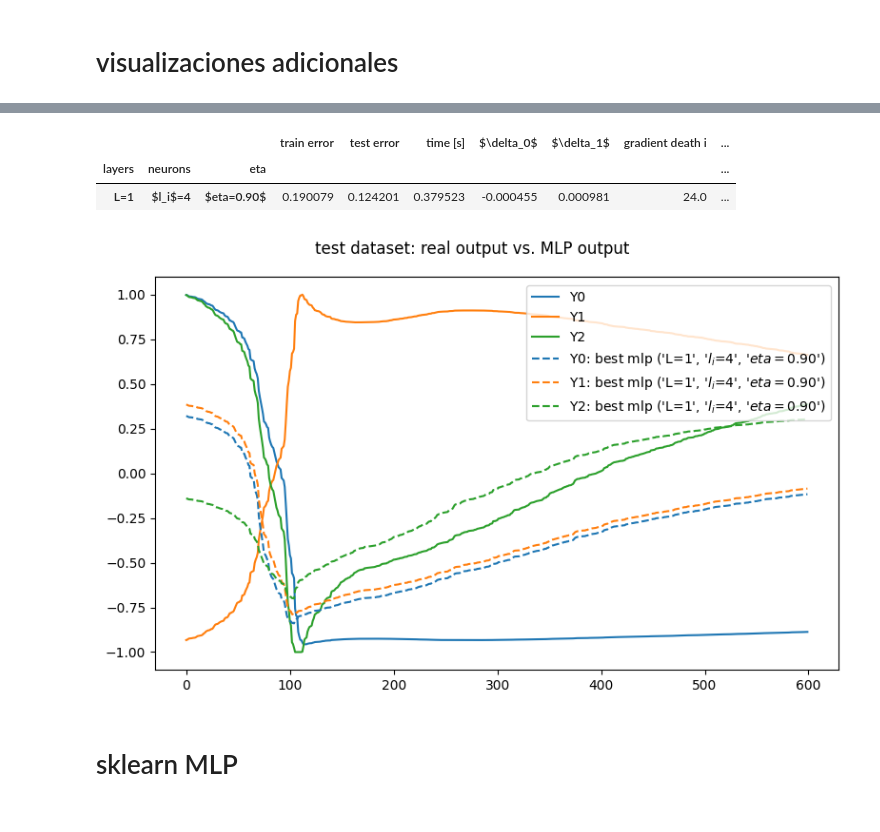
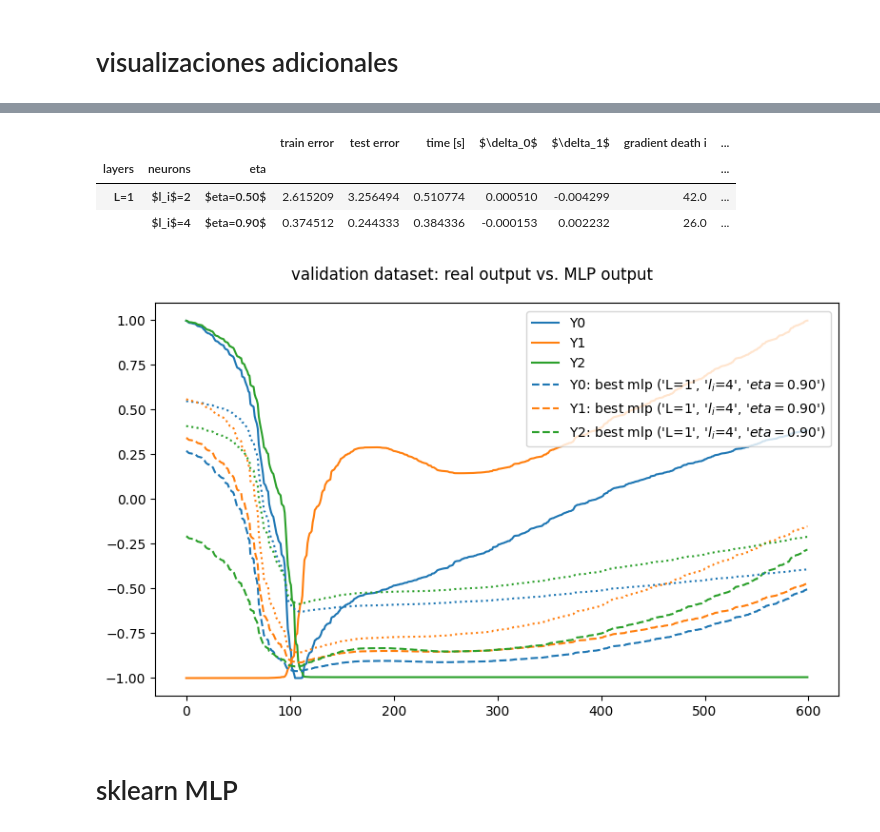
Before and after one commit to asgutierrt/Introduction_to_IA, a Jupyter notebook: neural_networks/autoencoder_mlp.ipynb, the cells around one changed output, grey strips where cells are left out. Saved outputs shown, nothing was run; the diff lists cells and outputs as text; code cells hidden in the pictures.

```diff
--- a/neural_networks/autoencoder_mlp.ipynb
+++ b/neural_networks/autoencoder_mlp.ipynb
@@ -342,7 +339,7 @@ for L in [1]:
     for eta in [0.9,0.5,0.2]:
         exp_name="L=%i eta=%.2f"%(L,eta) # experiment identifier
         print('running ',exp_name)
-        for mj in [1,2,4,5,6,7,8,9,10]:
+        for mj in [1,2,4,7,10,13,15]:
             model_label=('L=%i'%L, '$l_i$=%i'%mj,'$eta=%.2f$'%eta)
             start=time.time()
 
@@ -382,19 +379,3 @@ gradients died first at iteration 42
 # %% [markdown]
 # visualizaciones adicionales
-# %%
-## selection criteria
-criteria=["train error"]
-figs=['best mlp','worst mlp','avrg mlp']
-error.sort_values(by=criteria, inplace=True)
-model_names=[error[error[criteria]==error[criteria].min()].dropna(how='all').index[0],
-            error[error[criteria]==error[criteria].max()].dropna(how='all').index[0],
-            error[error[criteria] >= error[criteria].mean()].dropna(how='all').iloc[0].name]
-
-# only best
-criteria=["train error"]
-figs=['best mlp']
-model_names=[error[error[criteria]==error[criteria].min()].dropna(how='all').index[0]]
-
-# plot all
-#model_names=error.index.to_list(); figs=['']*len(model_names)
 # %%
@@ -410,0 +400,17 @@ display(error.loc[model_names].sort_index())
+# %%
+## selection criteria
+# only best
+criteria=["test error"]
+figs=['best mlp']
+
+comp_error=pd.concat([error.xs(("$l_i$=1"), level=1), error.xs(("$l_i$=2"), level=1)])
+model_names=[error[error[criteria]==comp_error[criteria].min()].dropna(how='all').index[0]]
+
+# plot all
+#model_names=error.index.to_list(); figs=['']*len(model_names)
+
+## plot outputs
+graficar_Y(Y_d_test,predictions,figs,model_names,
+        "test dataset: real output vs. MLP output",fig_path+'/test_outputs.png')
+## errors
+display(error.loc[model_names].sort_index())
@@ -411,4 +422,7 @@ display(error.loc[model_names].sort_index())
 # %%
+model_names=[error[error[criteria]==error[criteria].min()].dropna(how='all').index[0],
+             error[error[criteria]==comp_error[criteria].min()].dropna(how='all').index[0]]
+
 ## plot error energy
 filter=[x[1:] in model_names for x in energia_error.columns]
 graficar_df(energia_error.loc[:,filter],'v',lambda i: "$\\varepsilon_{avg}$",
@@ -425,33 +439,34 @@ graficar_df(avrg_delta.loc[:,filter],'v',lambda i: "avrg $\\delta_%s$"%i,
 # %%
 import json
 
 ## validation error
-for model_label in model_names:
+for i, model_label in enumerate(model_names):
   # init model on random W values
   L=int(model_label[0][-1]); mj=int(model_label[1][-1])
   model = MLP(layers_setup(L,mj,m),X_val.T,bias)
 
   # set W values to selected solution
   for layer,w in w_vals.loc[model_label].items():
     model.w_dict_update(layer,json.loads(w)-model.w_dict[layer])
   energia=np.apply_along_axis(lambda x: np.matmul(x,x)/2, 1, Y_d_val-model.Y.T)
   val_error=np.mean(energia,axis=0,keepdims=True)
 
   # save results
   error.loc[model_label,'val error']=val_error
   Y_pred_dict=dict(zip(range(m),model.Y))
   for output,y_pred in Y_pred_dict.items(): val_predictions.at[model_label,output]=str(y_pred.tolist())
 
 
 ## plot outputs
 graficar_Y(Y_d_val,val_predictions,figs,model_names,
         "validation dataset: real output vs. MLP output",fig_path+'/val_outputs.png')
 ## errors
 display(error.loc[model_names].sort_index())
 # %% [output]
 |  |  |  | train error | test error | time [s] | $\delta_0$ | $\delta_1$ | gradient death i | ... |
 | layers | neurons | eta |  |  |  |  |  |  | ... |
-| L=1 | $l_i$=4 | $eta=0.90$ | 0.190079 | 0.124201 | 0.379523 | -0.000455 | 0.000981 | 24.0 | ... |
+| L=1 | $l_i$=2 | $eta=0.50$ | 2.615209 | 3.256494 | 0.510774 | 0.000510 | -0.004299 | 42.0 | ... |
+|  | $l_i$=4 | $eta=0.90$ | 0.374512 | 0.244333 | 0.384336 | -0.000153 | 0.002232 | 26.0 | ... |
-[figure, old version]
+[figure, new version]
 # %% [markdown]
 # sklearn MLP
```
Also changed, not shown: parts of 14 cells of this notebook.
